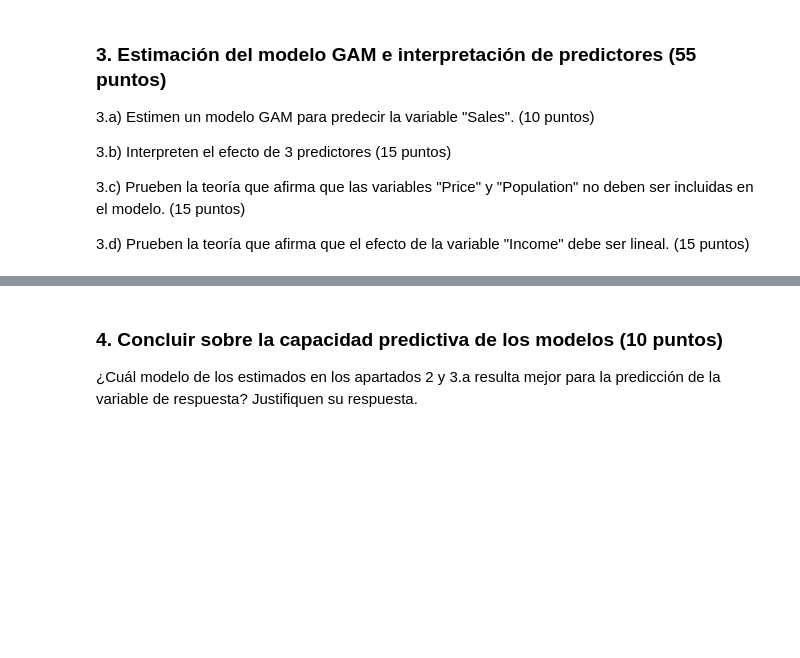
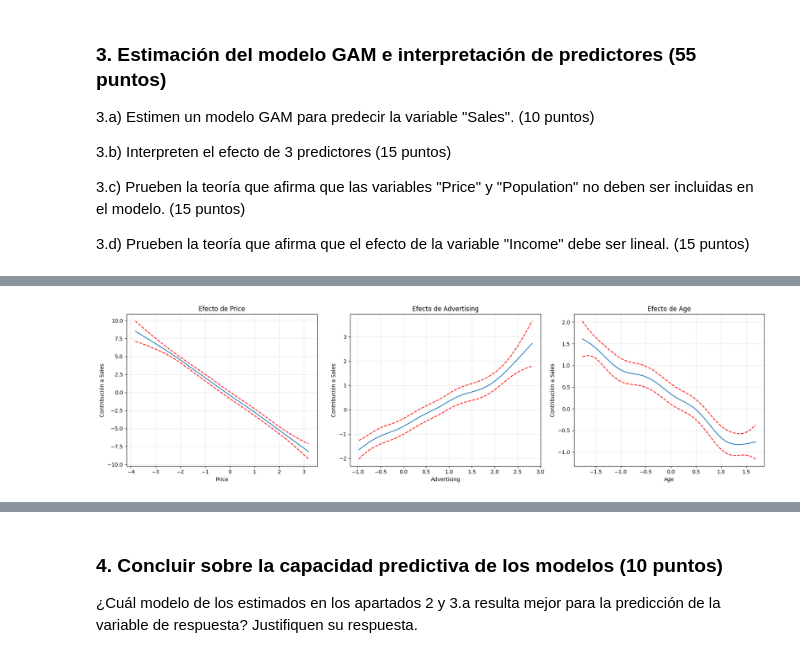
Before and after one commit to Marcocruz88/Caso-implementaci-n-de-modelos-no-lineales-aditivos, a Jupyter notebook: Caso implementación de modelos no lineales aditivos en un problema de regresión.ipynb, the cells around one changed output, grey strips where cells are left out. Drawn from its saved outputs; the diff is of its cells as text; code cells hidden in the pictures; blank space fills up the shorter version.

```diff
--- a/Caso implementación de modelos no lineales aditivos en un problema de regresión.ipynb
+++ b/Caso implementación de modelos no lineales aditivos en un problema de regresión.ipynb
@@ -458,0 +493,12 @@ De acuerdo con los resultados obtenidos para este dataset, el modelo LASSO prese
+# %%
+
+gam = LinearGAM(s(0) + s(1) + s(2) + s(3) + s(4) + s(5) + s(6) + l(7) + l(8) + l(9) + l(10))
+
+# Ajustamos con GridSearch para encontrar el mejor suavizado (lambda)
+gam.gridsearch(XTrain_scale, yTrain)
+
+print(gam.summary())
+
+# Evaluamos en Test
+mse_gam = mean_squared_error(yTest, gam.predict(XTest_scale))
+print(f"\nMSE Test GAM: {mse_gam:.4f}")
@@ -458,0 +530,21 @@ De acuerdo con los resultados obtenidos para este dataset, el modelo LASSO prese
+# %%
+# Gráficos de Dependencia Parcial para Price (4), Advertising (2) y Age (5)
+titulos = ['CompPrice', 'Income', 'Advertising', 'Population', 'Price', 'Age', 'Education', 'ShelveLoc_G', 'ShelveLoc_M', 'Urban', 'US']
+indices_interes = [4, 2, 5] # Price, Advertising, Age
+
+plt.figure(figsize=(18, 5))
+
+for i, feature_i in enumerate(indices_interes):
+    plt.subplot(1, 3, i + 1)
+    XX = gam.generate_X_grid(term=feature_i)
+    plt.plot(XX[:, feature_i], gam.partial_dependence(term=feature_i, X=XX))
+    plt.plot(XX[:, feature_i], gam.partial_dependence(term=feature_i, X=XX, width=.95)[1], c='r', ls='--')
+    plt.title(f"Efecto de {titulos[feature_i]}")
+    plt.xlabel(titulos[feature_i])
+    plt.ylabel("Contribución a Sales")
+    plt.grid(True, alpha=0.3)
+
+plt.tight_layout()
+plt.show()
+# %% [output]
+[figure, added]
```
Also changed, not shown: parts of 15 cells of this notebook.
